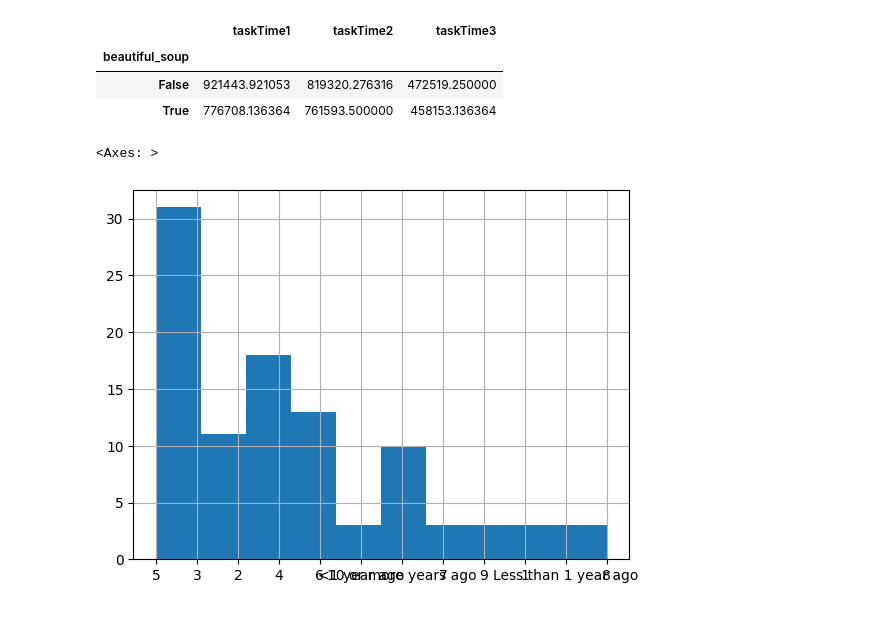
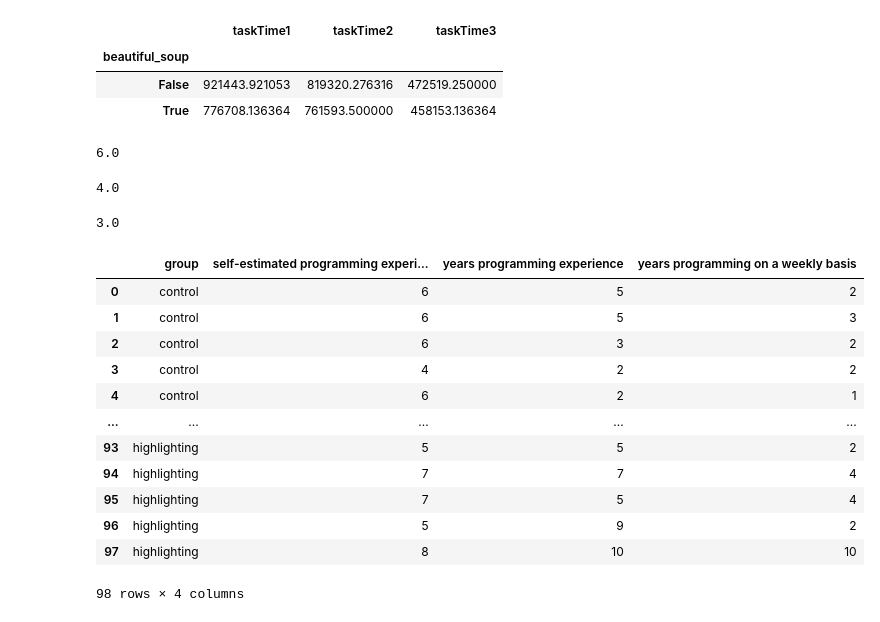
Before and after one commit to jcbym/translations-vlhcc26, a Jupyter notebook: jacob-2.ipynb, the cells around one changed output. Saved outputs shown, nothing was run; the diff lists cells and outputs as text; code cells hidden in the pictures.

Commit message:
add median experience analysis

```diff
--- a/jacob-2.ipynb
+++ b/jacob-2.ipynb
@@ -86,7 +104,35 @@ df.groupby("beautiful_soup")[["taskTime1", "taskTime2", "taskTime3"]].mean()
 | False | 921443.921053 | 819320.276316 | 472519.250000 |
 | True | 776708.136364 | 761593.500000 | 458153.136364 |
 # %%
-df["yrs_prog"].hist()
+df["self_est_prog_exp"].median()
 # %% [output]
-<Axes: >
+6.0
-[figure, removed]
+# %%
+yrs_prog_numerical = df["yrs_prog"].replace(["<1 year ago", "Less than 1 year ago"], 0).replace("10 or more years ago", 10).astype(int)
+yrs_prog_numerical.median()
+# %% [output]
+4.0
+# %%
+yrs_prog_weekly_numerical = df["yrs_prog_weekly"].replace(["<1 year", "Less than 1 year"], 0).replace("10 or more years", 10).astype(int)
+yrs_prog_weekly_numerical.median()
+# %% [output]
+3.0
+# %%
+demog_numerical = df[["group", "self_est_prog_exp"]].copy().rename(columns={"self_est_prog_exp" : "self-estimated programming experience"})
+demog_numerical["years programming experience"] = yrs_prog_numerical
+demog_numerical["years programming on a weekly basis"] = yrs_prog_weekly_numerical
+demog_numerical
+# %% [output]
+|  | group | self-estimated programming experi... | years programming experience | years programming on a weekly basis |
+| 0 | control | 6 | 5 | 2 |
+| 1 | control | 6 | 5 | 3 |
+| 2 | control | 6 | 3 | 2 |
+| 3 | control | 4 | 2 | 2 |
+| 4 | control | 6 | 2 | 1 |
+| ... | ... | ... | ... | ... |
+| 93 | highlighting | 5 | 5 | 2 |
+| 94 | highlighting | 7 | 7 | 4 |
+| 95 | highlighting | 7 | 5 | 4 |
+| 96 | highlighting | 5 | 9 | 2 |
+| 97 | highlighting | 8 | 10 | 10 |
+98 rows × 4 columns
```
Also changed, not shown: parts of 6 cells of this notebook.
